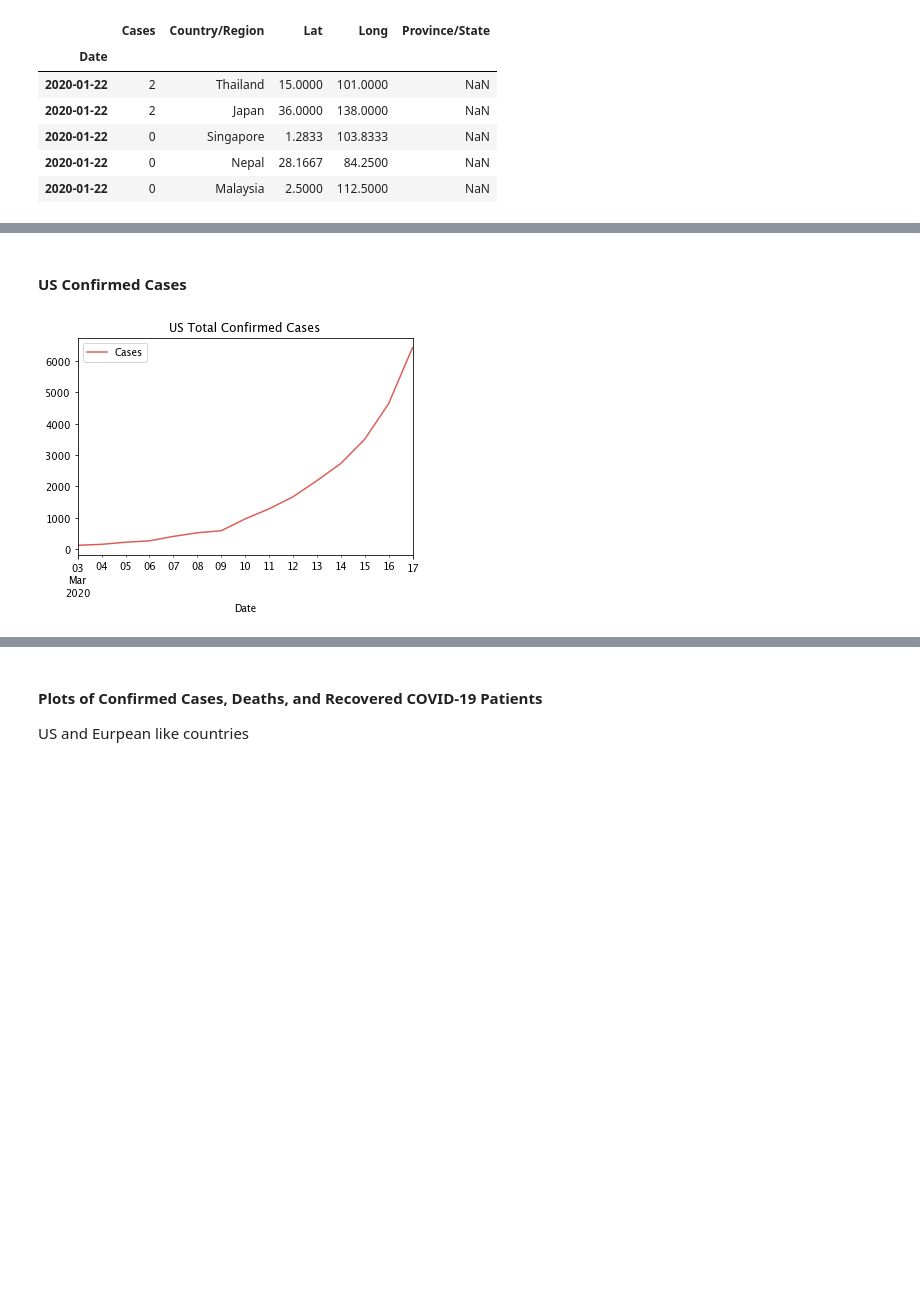
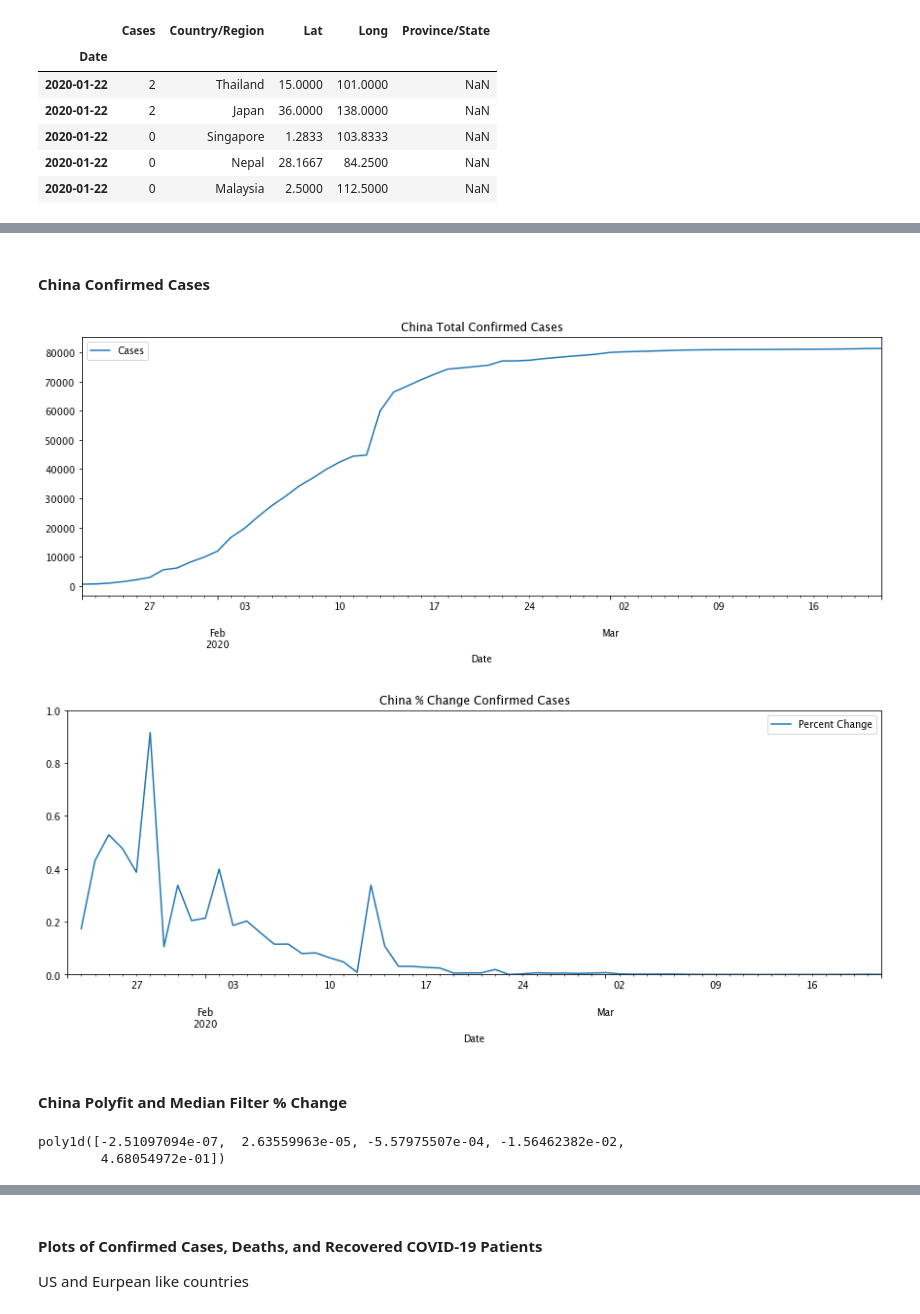
Before and after one commit to jayurbain/covid19, a Jupyter notebook: covid19.ipynb, the cells around one changed output, grey strips where cells are left out. Saved outputs shown, nothing was run; the diff lists cells and outputs as text; code cells hidden in the pictures; blank space fills up the shorter version.

Commit message:
added test data

```diff
--- a/covid19.ipynb
+++ b/covid19.ipynb
@@ -225,0 +240,3 @@ df_confirmed
+# %%
+df_confirmed_china = df_confirmed[df_confirmed['Country/Region'] == 'China']
+df_confirmed_china
@@ -225,0 +258,4 @@ df_confirmed
+# %%
+df_confirmed_china_total = pd.DataFrame(df_confirmed_china.groupby(df_confirmed_china.index)['Cases'].sum(), columns=['Cases'])
+df_confirmed_china_total['Country/Region'] = 'China Total'
+df_confirmed_china_total[:20]
@@ -225,0 +281,3 @@ df_confirmed
+# %%
+df_confirmed = df_confirmed.append(df_confirmed_china_total)
+df_confirmed
@@ -251,0 +334,2 @@ df_confirmed.head()
+# %%
+min_cases = 50
@@ -252,7 +403,26 @@ df_confirmed.head()
 # %% [markdown]
-#### US Confirmed Cases
+#### China Confirmed Cases
 # %%
-df_country = df_confirmed.loc[(df_confirmed['Country/Region'] == 'US Total') & (df_confirmed['Cases'] >= min_cases)]
-df_country.plot(y='Cases', title='US Total Confirmed Cases');
+df_country = df_confirmed.loc[(df_confirmed['Country/Region'] == 'China Total') & (df_confirmed['Cases'] >= min_cases)]
+df_country.plot(y='Cases', title='China Total Confirmed Cases')
+
+plt.show()
+
+df_country['Cases'].pct_change().to_frame('Percent Change').plot(title='China % Change Confirmed Cases', ylim=(0,1.0));
 # %% [output]
-[figure, old version]
+[figure, new version]
+[figure, added]
+# %% [markdown]
+#### China Polyfit and Median Filter % Change
+# %%
+df = df_country['Cases'].pct_change().to_frame('Percent Change').reset_index()[1:]
+df
+x = df.index
+y = df['Percent Change']
+# print(x, y)
+z = np.polyfit(x, y, 4)
+p = np.poly1d(z)
+p
+# %% [output]
+poly1d([-2.51097094e-07,  2.63559963e-05, -5.57975507e-04, -1.56462382e-02,
+        4.68054972e-01])
```
Also changed, not shown: parts of 51 cells of this notebook.
